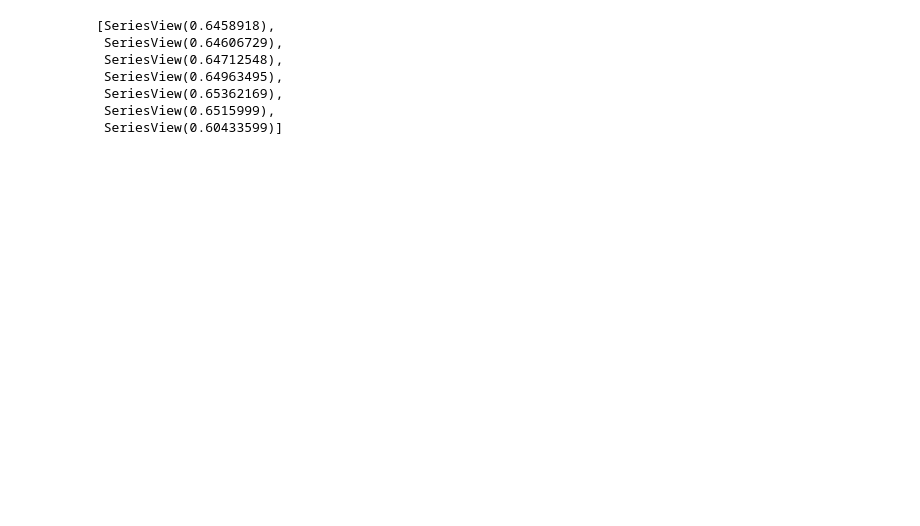
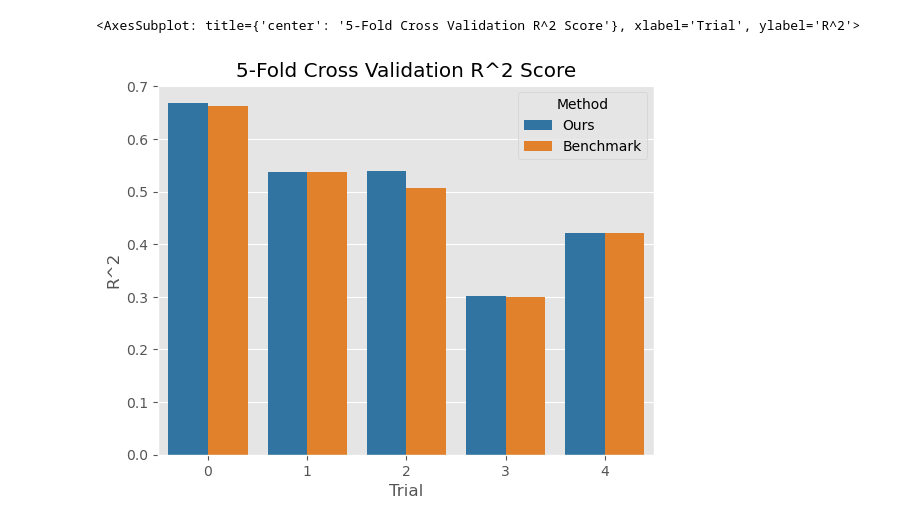
Before and after one commit to sbracellari/csi-6160, a Jupyter notebook: hw3.ipynb, the cells around one changed output. Saved outputs shown, nothing was run; the diff lists cells and outputs as text; code cells hidden in the pictures; blank space fills up the shorter version.

```diff
--- a/hw3.ipynb
+++ b/hw3.ipynb
@@ -28,3 +129,18 @@ weights = linear_regression(X_train, y_train, l)
+# %%
+import seaborn
+import pandas as pd
+plt.style.use('ggplot')
+f, ax = plt.subplots()
+our_method = out.max(axis=1).tolist()
+benchmark = [sk_bench(df, x) for x in range(5)]
+method = ["Ours" for _ in range(5)] + ["Benchmark" for _ in range(5)]
+plot_df = pd.DataFrame.from_dict({"R^2": our_method + benchmark, "Method": method, "Trial": list(range(5)) + list(range(5))})
+# ax.set_ylim(0.7, 0.88)
+ax.set_title("5-Fold Cross Validation R^2 Score")
+seaborn.barplot(data=plot_df, x="Trial", y="R^2", hue="Method", ax=ax, palette=COLORS)
+# %% [output]
+<AxesSubplot: title={'center': '5-Fold Cross Validation R^2 Score'}, xlabel='Trial', ylabel='R^2'>
+[figure, added]
 # %%
 def score(X, y, w):
     preds = []
@@ -37,15 +153,6 @@ def score(X, y, w):
     return r2
 
 scores = [score(X_test, y_test, w) for w in weights]
-scores
-# %% [output]
-[SeriesView(0.6458918),
- SeriesView(0.64606729),
- SeriesView(0.64712548),
- SeriesView(0.64963495),
- SeriesView(0.65362169),
- SeriesView(0.6515999),
- SeriesView(0.60433599)]
 # %%
 from sklearn import linear_model
 
```
Also changed, not shown: parts of 10 cells of this notebook.
